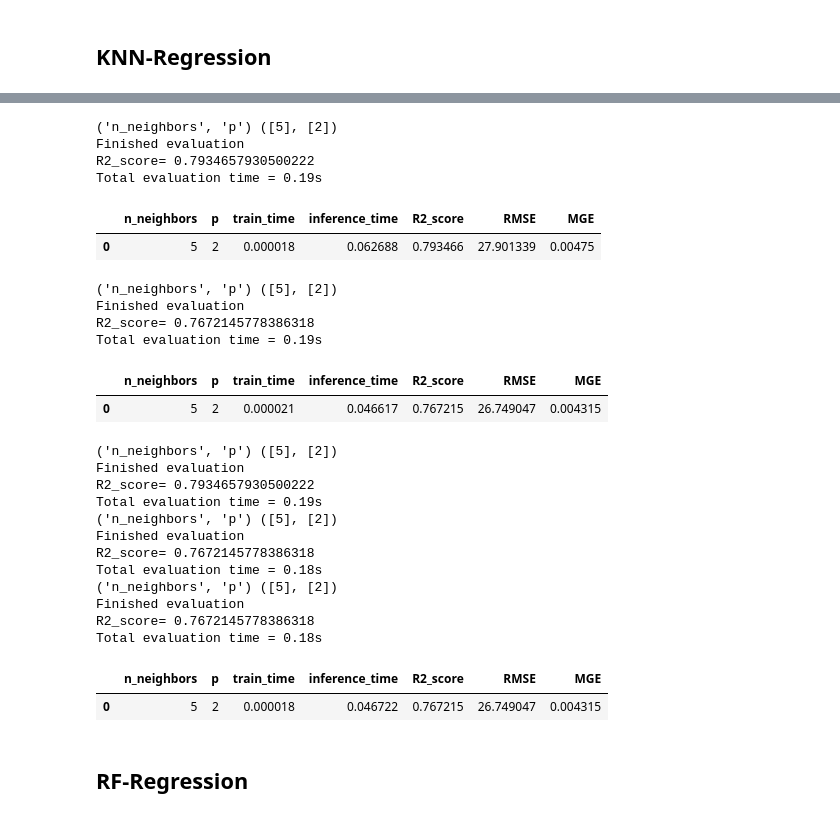
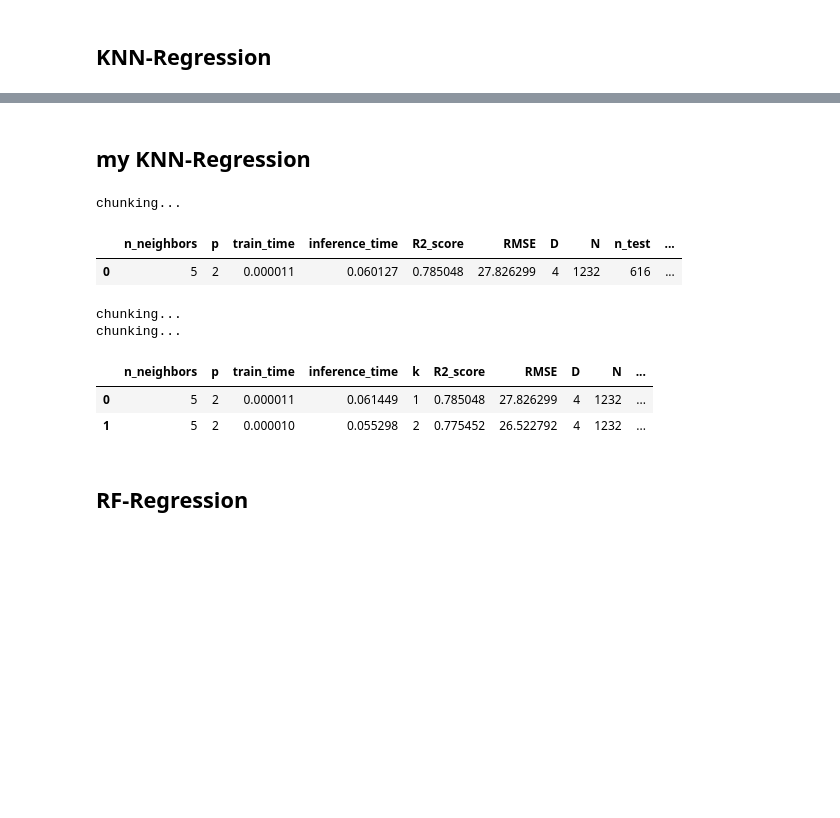
Before and after one commit to hitimr/ML_2020, a Jupyter notebook: Ex2/Moneyball/moneyball_regression.ipynb, the cells around one changed output, grey strips where cells are left out. Cells and saved outputs as stored; diff of their text form; code cells hidden in the pictures; blank space fills up the shorter version.

```diff
--- a/Ex2/Moneyball/moneyball_regression.ipynb
+++ b/Ex2/Moneyball/moneyball_regression.ipynb
@@ -248,14 +183,0 @@ Total evaluation time = 0.18s
-# %%
-plt.figure()
-plt.grid()
-
-title = "Learning_Curves_(KNN_Sklearn)"
-# Cross validation with 100 iterations to get smoother mean test and train
-# score curves, each time with 20% data randomly selected as a validation set.
-cv = ShuffleSplit(n_splits=10, test_size=0.2, random_state=0)
-#cv = train_test_split(test_size=0.4, random_state=42)
-
-estimator = KNeighborsRegressor()
-plot_learning_curve(estimator, title, X, Y, ylim=(0.7, 1.01), cv=cv, n_jobs=4,train_sizes=np.linspace(.1, 1.0, n_splits))
-plt.savefig(PATH+title)
-plt.show()
@@ -264,58 +184,33 @@ plt.show()
+# %% [markdown]
+## my KNN-Regression
 # %%
 MODEL = KNNRegressor
 params = {"n_neighbors" : [5],
            "p": [2]}
            #"weights": ["uniform"]}
 NAME = "KNN"
 PATH = "out/"+NAME+"/"
 
-
-modeltrainer = ModelTrainer(MODEL, params, X, Y, Varerror=mean_gamma_deviance, Error="MGE")
+n_splits = 2
+modeltrainer = ModelTrainer(MODEL, params, X, Y, Varerror=mean_gamma_deviance, Error="MGE", thread_cnt=1)
 ########### train with TrainTestSplit  ###################
-modeltrainer.TTSplit(perc = 0.4)
+modeltrainer.TTSplit(test_size = 0.5)
 modeltrainer.train()
-res = modeltrainer.result
-display(res)
-
-
-########### k-Fold Cross validation  ###################
-modeltrainer.CV_fold(k = n_splits, test_size = 0.4, random_state = 42)
-modeltrainer.train()
-res = modeltrainer.result
-display(res)
-
-########### shuffle_Cross validation  ###################
-score_list_KNN_own = modeltrainer.CV_shuffle_split(k = n_splits, test_size = 0.4, random_state = 42)
-modeltrainer.train()
-res = modeltrainer.result
-display(res)
+results = modeltrainer.retResults(PATH + "my_TTS_KNN.csv")
+display(results)
+############ shuffle_Cross validation  ###################
+modeltrainer.CV_shuffle_split(k = n_splits, test_size = 0.5, random_state = 42)
+results = modeltrainer.retResults(PATH + "my_CV_KNN.csv")
+display(results)
 # %% [output]
-('n_neighbors', 'p') ([5], [2])
-Finished evaluation
-R2_score= 0.7934657930500222
-Total evaluation time = 0.19s
+chunking...
-|  | n_neighbors | p | train_time | inference_time | R2_score | RMSE | MGE |
-| 0 | 5 | 2 | 0.000018 | 0.062688 | 0.793466 | 27.901339 | 0.00475 |
+|  | n_neighbors | p | train_time | inference_time | R2_score | RMSE | D | N | n_test | ... |
+| 0 | 5 | 2 | 0.000011 | 0.060127 | 0.785048 | 27.826299 | 4 | 1232 | 616 | ... |
-('n_neighbors', 'p') ([5], [2])
-Finished evaluation
-R2_score= 0.7672145778386318
-Total evaluation time = 0.19s
+chunking...
+chunking...
-|  | n_neighbors | p | train_time | inference_time | R2_score | RMSE | MGE |
-| 0 | 5 | 2 | 0.000021 | 0.046617 | 0.767215 | 26.749047 | 0.004315 |
+|  | n_neighbors | p | train_time | inference_time | k | R2_score | RMSE | D | N | ... |
+| 0 | 5 | 2 | 0.000011 | 0.061449 | 1 | 0.785048 | 27.826299 | 4 | 1232 | ... |
+| 1 | 5 | 2 | 0.000010 | 0.055298 | 2 | 0.775452 | 26.522792 | 4 | 1232 | ... |
-('n_neighbors', 'p') ([5], [2])
-Finished evaluation
-R2_score= 0.7934657930500222
-Total evaluation time = 0.19s
-('n_neighbors', 'p') ([5], [2])
-Finished evaluation
-R2_score= 0.7672145778386318
-Total evaluation time = 0.18s
-('n_neighbors', 'p') ([5], [2])
-Finished evaluation
-R2_score= 0.7672145778386318
-Total evaluation time = 0.18s
-|  | n_neighbors | p | train_time | inference_time | R2_score | RMSE | MGE |
-| 0 | 5 | 2 | 0.000018 | 0.046722 | 0.767215 | 26.749047 | 0.004315 |
 # %% [markdown]
 ## RF-Regression
 # %%
```
Also changed, not shown: parts of 12 cells of this notebook, 46 other files.
